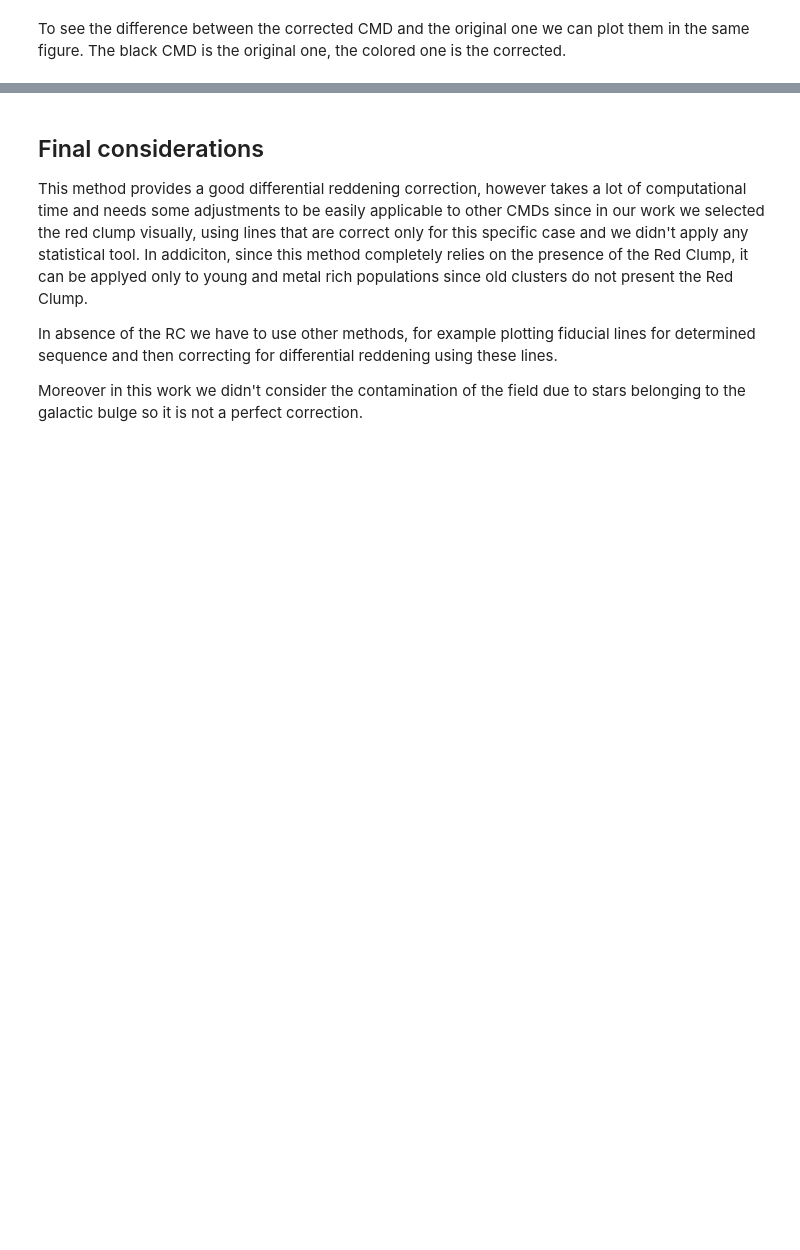
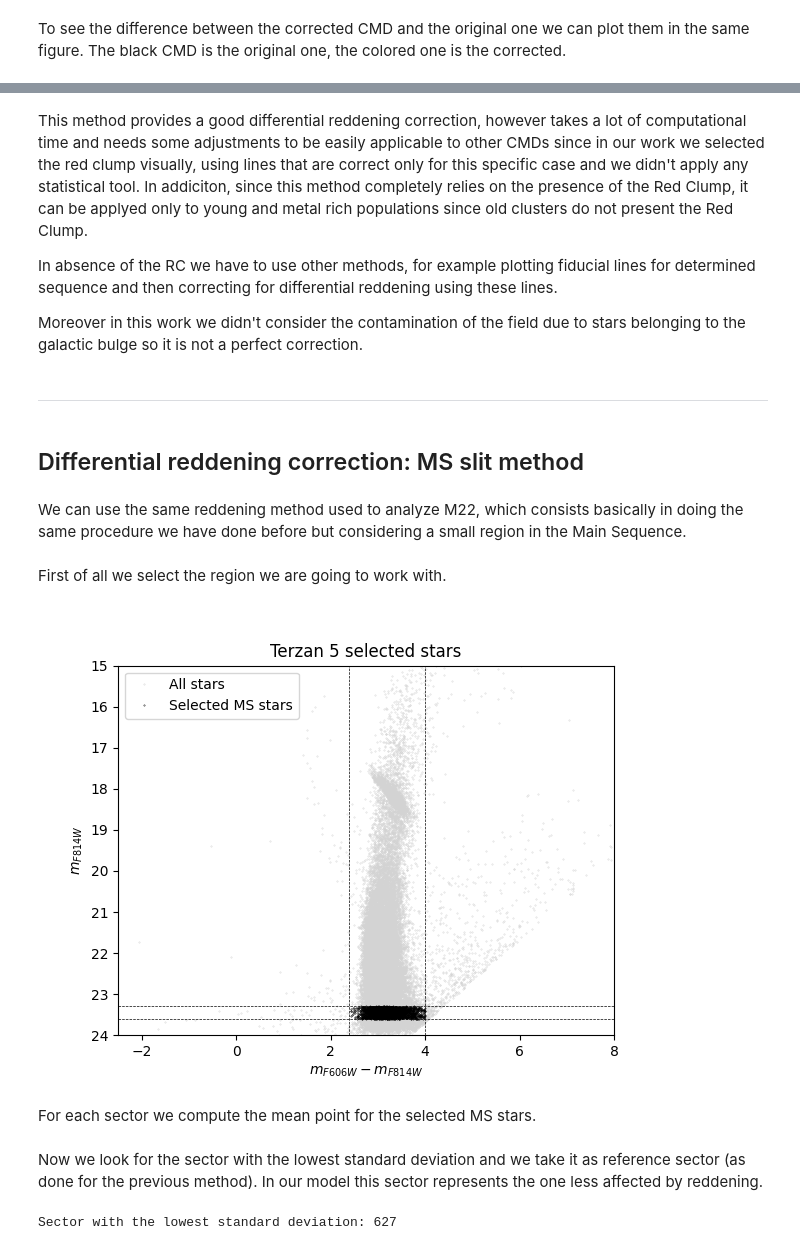
Before and after one commit to giadaaggio/stellar_rp, a Jupyter notebook: Ter5.ipynb, the cells around one changed output, grey strips where cells are left out. Saved outputs shown, nothing was run; the diff lists cells and outputs as text; code cells hidden in the pictures; blank space fills up the shorter version.

```diff
--- a/Ter5.ipynb
+++ b/Ter5.ipynb
@@ -337,7 +341,45 @@ plt.show()
 # %% [markdown]
-## Final considerations
 This method provides a good differential reddening correction, however takes a lot of computational time and needs some adjustments to be easily applicable to other CMDs since in our work we selected the red clump visually, using lines that are correct only for this specific case and we didn't apply any statistical tool. In addiciton, since this method completely relies on the presence of the Red Clump, it can be applyed only to young and metal rich populations since old clusters do not present the Red Clump.
 
 In absence of the RC we have to use other methods, for example plotting fiducial lines for determined sequence and then correcting for differential reddening using these lines.
 
 Moreover in this work we didn't consider the contamination of the field due to stars belonging to the galactic bulge so it is not a perfect correction.
+# %% [markdown]
+----
+# %% [markdown]
+## Differential reddening correction: MS slit method
+# %% [markdown]
+We can use the same reddening method used to analyze M22, which consists basically in doing the same procedure we have done before but considering a small region in the Main Sequence.
+# %% [markdown]
+First of all we select the region we are going to work with.
+# %%
+mag_lo = 23.3
+mag_hi = 23.6
+col_lo = 2.4
+col_hi = 4
+
+ms_data = data[(data['F814W'] > mag_lo)
+             & (data['F814W'] < mag_hi)
+             & (data['F606W'] - data['F814W'] > col_lo)
+             & (data['F606W'] - data['F814W'] < col_hi)]
+# %%
+plt.figure()
+plt.plot(data['Color'], data['Magnitude'], 'o', markersize=0.3, color='lightgrey', label='All stars')
+plt.plot(ms_data['Color'], ms_data['Magnitude'], 'o', markersize=0.3, color='black', label='Selected MS stars')
+plt.axhline(y=mag_lo, color='k', linestyle='--', linewidth=0.5)
+plt.axhline(y=mag_hi, color='k', linestyle='--', linewidth=0.5)
+plt.axvline(x=col_lo, color='k', linestyle='--', linewidth=0.5)
+plt.axvline(x=col_hi, color='k', linestyle='--', linewidth=0.5)
+
+plt.gca().invert_yaxis()
+plt.ylim(24, 15)
+plt.xlim(-2.5,8.)
+plt.xlabel(r'$m_{F606W} - m_{F814W}$')
+plt.ylabel(r'$m_{F814W}$')
+plt.legend(numpoints=1)
+plt.title('Terzan 5 selected stars')
+plt.show()
+# %% [output]
+[figure, added]
+# %% [markdown]
+For each sector we compute the mean point for the selected MS stars.
@@ -343,0 +400,18 @@ Moreover in this work we didn't consider the contamination of the field due to s
+# %% [markdown]
+Now we look for the sector with the lowest standard deviation and we take it as reference sector (as done for the previous method). In our model this sector represents the one less affected by reddening.
+# %%
+# compute the sector with the lowest standard deviation
+stds_ms = []
+
+for sector_index in range(n_sectors_x * n_sectors_y):
+    sector_ms_data = ms_data[ms_data['Sector'] == sector_index]
+    if not sector_ms_data.empty:
+        std_ms = (sector_ms_data['F606W']-sector_ms_data['F814W']).std()
+        stds_ms.append(std_ms)
+    else:
+        stds_ms.append(np.nan)
+
+min_std_sector_ms = np.nanargmin(stds_ms)
+print(f'Sector with the lowest standard deviation: {min_std_sector_ms}')
+# %% [output]
+Sector with the lowest standard deviation: 627
```
Also changed, not shown: parts of 19 cells of this notebook, 1 other file.
